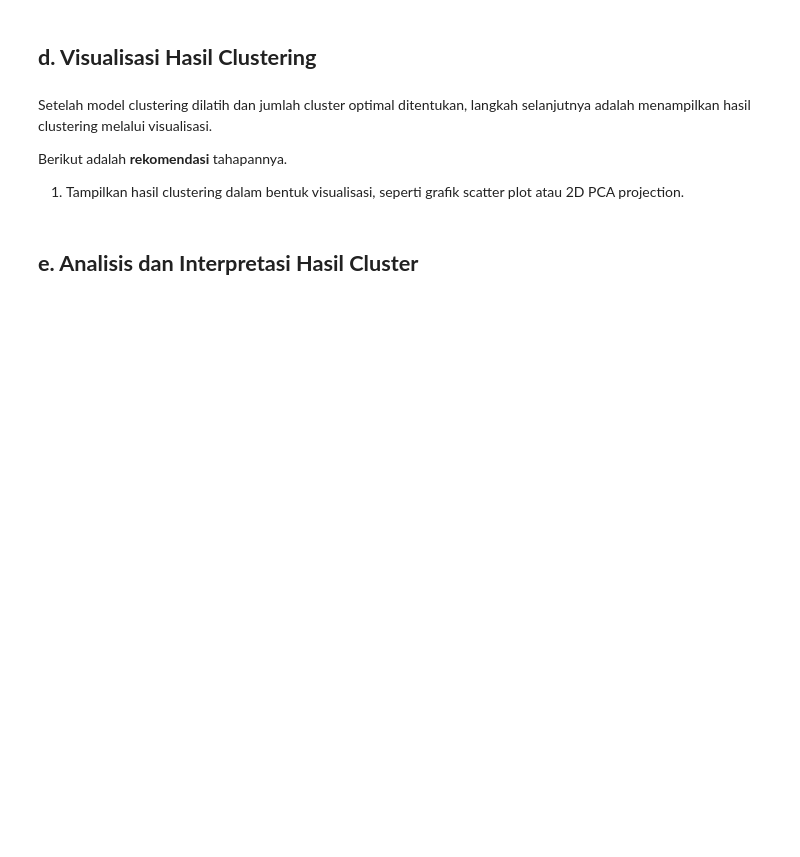
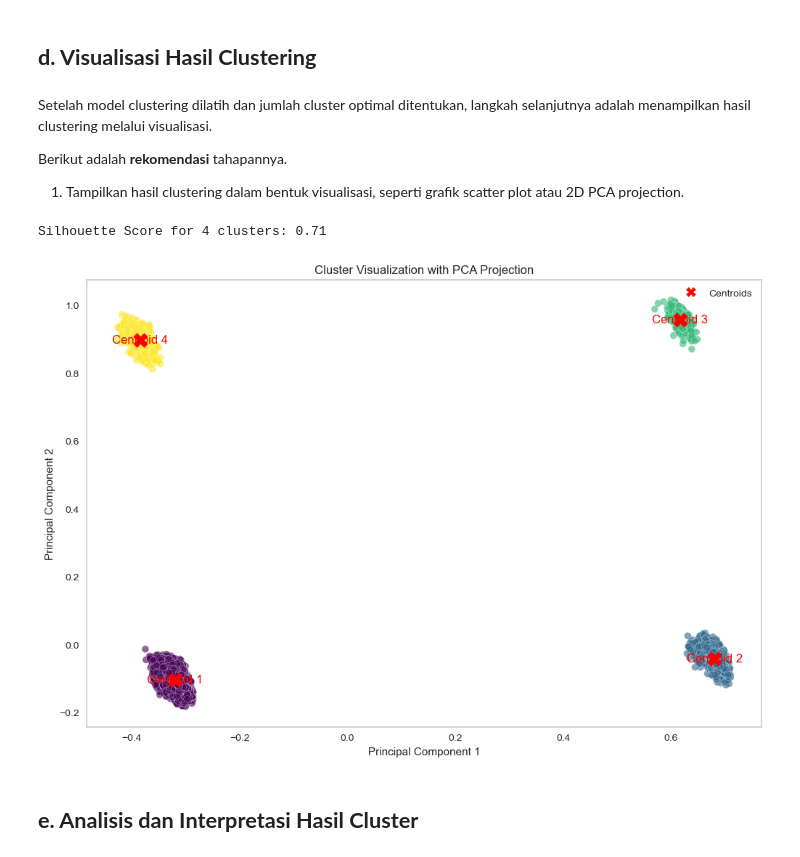
Before and after one commit to Maoelan/adult-income-clustering-classification, a Jupyter notebook: [Clustering] Submission Akhir BMLP_Maulana Muhammad.ipynb, the cells around one changed output. Drawn from its saved outputs; the diff is of its cells as text; code cells hidden in the pictures; blank space fills up the shorter version.

Commit message:
[add]: clustering visualization with 2D PCA projection & save final data to csv

```diff
--- a/[Clustering] Submission Akhir BMLP_Maulana Muhammad.ipynb
+++ b/[Clustering] Submission Akhir BMLP_Maulana Muhammad.ipynb
@@ -996,6 +1013,41 @@ Setelah model clustering dilatih dan jumlah cluster optimal ditentukan, langkah
 
 Berikut adalah **rekomendasi** tahapannya.
 1. Tampilkan hasil clustering dalam bentuk visualisasi, seperti grafik scatter plot atau 2D PCA projection.
+# %%
+kmeans_best = joblib.load('Save Model/optimized_silhouette_score.pkl')
+
+new_df['cluster'] = kmeans_best.labels_
+
+pca = PCA(n_components=2)
+pca_result = pca.fit_transform(new_df[selected_features])
+
+silhouette_avg = silhouette_score(new_df[selected_features], new_df['cluster'])
+print(f'Silhouette Score for {best_k} clusters: {silhouette_avg:.2f}')
+
+plt.figure(figsize=(12, 8))
+
+scatter = plt.scatter(pca_result[:, 0], pca_result[:, 1], c=new_df['cluster'], cmap='viridis', s=50, alpha=0.6, edgecolors='w', marker='o')
+
+centroids = kmeans_best.cluster_centers_
+centroids_pca = pca.transform(centroids)
+
+centroid_scatter = plt.scatter(centroids_pca[:, 0], centroids_pca[:, 1], c='red', s=200, marker='X')
+
+for i, centroid in enumerate(centroids_pca):
+    plt.text(centroid[0], centroid[1], f'Centroid {i + 1}', color='red', fontsize=12, ha='center', va='center')
+
+plt.title('Cluster Visualization with PCA Projection')
+plt.xlabel('Principal Component 1')
+plt.ylabel('Principal Component 2')
+
+centroid_legend_handle = Line2D([0], [0], marker='X', color='w', label='Centroids', markerfacecolor='red', markersize=10)
+plt.legend(handles=[centroid_legend_handle], loc='upper right')
+
+plt.grid()
+plt.show()
+# %% [output]
+Silhouette Score for 4 clusters: 0.71
+[figure, added]
 # %% [markdown]
 ## **e. Analisis dan Interpretasi Hasil Cluster**
 # %% [markdown]
```
Also changed, not shown: parts of 8 cells of this notebook, 4 other files.
